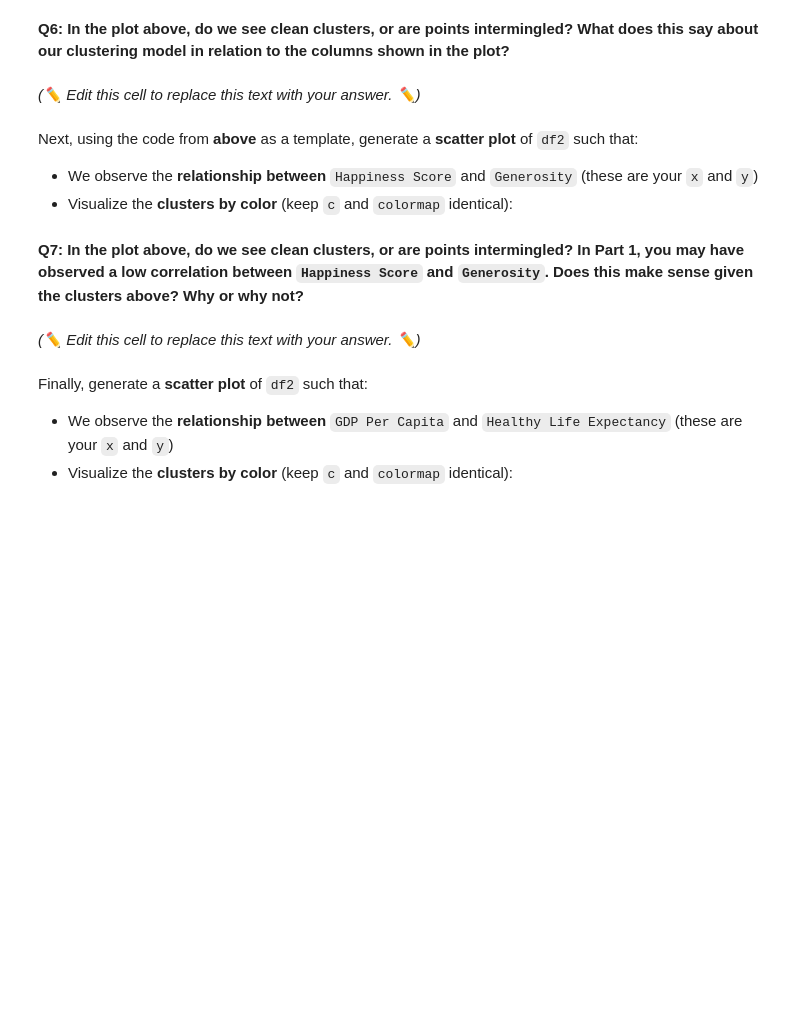
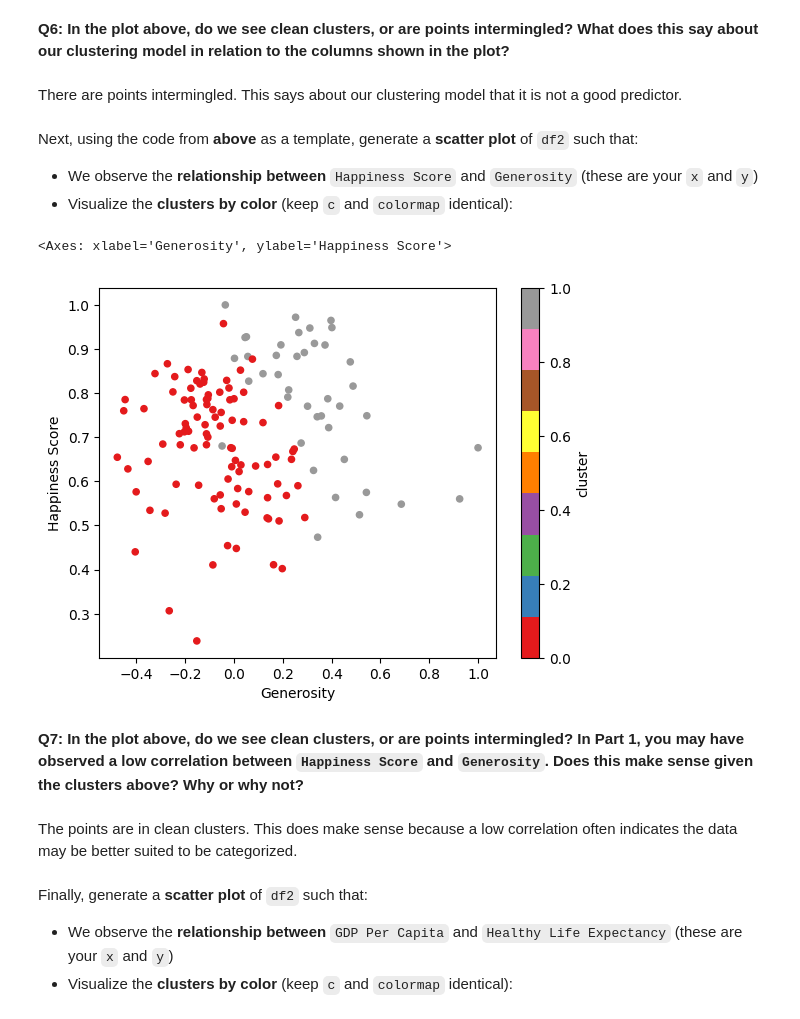
Before and after one commit to ryguy2k4/stat107, a Jupyter notebook: lab_kmeans/lab_kmeans.ipynb, the cells around one changed output. Saved outputs shown, nothing was run; the diff lists cells and outputs as text; code cells hidden in the pictures; blank space fills up the shorter version.

```diff
--- a/lab_kmeans/lab_kmeans.ipynb
+++ b/lab_kmeans/lab_kmeans.ipynb
@@ -115,10 +150,10 @@ Before we begin, remember that KMeans clustering is a method of **unsupervised**
 In the cell below, create a new k-means model named `kmeans` that contains just **two (2) clusters**:
 # %%
 # Import the KMeans library:
-
+from sklearn.cluster import KMeans
 
 # Create a KMeans model:
-kmeans = ...
+kmeans = KMeans(n_clusters=2)
 # %% [markdown]
 ## Part 2.2: Fitting Numeric Columns to the Model
 The k-means model only works on **numeric data** (*you can't find a mean -- or average -- of non-numbers*). The following code provides a list of all the **numeric columns** in our `df`. We've provided you with the cell below to define and store the `numeric_columns` list.
@@ -140,5 +187,5 @@ The **error message** above provides details on several solutions to dealing wit
 
 Hint: The `.dropna()` function would be useful here!
 # %%
-df2 = ...
+df2 = df.dropna()
 df2
@@ -176,0 +257,2 @@ Now that we have handled missing data and normalized the numeric data, we can **
+# %%
+kmeans.fit(df2[numeric_columns])
@@ -219,0 +318,3 @@ Using your `kmeans` model and the `numeric_columns`, `predict` the centroid for
+# %%
+df2["cluster"] = kmeans.predict(df2[numeric_columns])
+df2
@@ -251,7 +376,7 @@ df2.plot.scatter(
 # %% [markdown]
 **Q6: In the plot above, do we see clean clusters, or are points intermingled? What does this say about our clustering model in relation to the columns shown in the plot?**
-# %% [markdown]
-*(✏️ Edit this cell to replace this text with your answer. ✏️)*
+# %% [markdown]
+There are points intermingled. This says about our clustering model that it is not a good predictor.
 # %% [markdown]
 Next, using the code from **above** as a template, generate a **scatter plot** of `df2` such that:
 - We observe the **relationship between** `Happiness Score` and `Generosity` (these are your `x` and `y`)
@@ -261,7 +384,12 @@ Next, using the code from **above** as a template, generate a **scatter plot** o
+# %%
+df2.plot.scatter(x="Generosity", y="Happiness Score", c="cluster", colormap="Set1")
+# %% [output]
+<Axes: xlabel='Generosity', ylabel='Happiness Score'>
+[figure, added]
 # %% [markdown]
 **Q7: In the plot above, do we see clean clusters, or are points intermingled? In Part 1, you may have observed a low correlation between `Happiness Score` and `Generosity`. Does this make sense given the clusters above? Why or why not?**
-# %% [markdown]
-*(✏️ Edit this cell to replace this text with your answer. ✏️)*
+# %% [markdown]
+The points are in clean clusters. This does make sense because a low correlation often indicates the data may be better suited to be categorized.
 # %% [markdown]
 Finally, generate a **scatter plot** of `df2` such that:
 - We observe the **relationship between** `GDP Per Capita` and `Healthy Life Expectancy` (these are your `x` and `y`)
```
Also changed, not shown: parts of 66 cells of this notebook.
